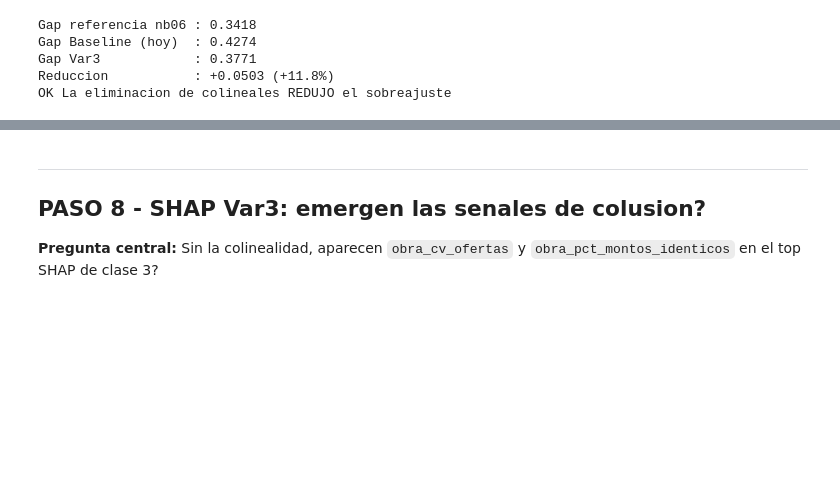
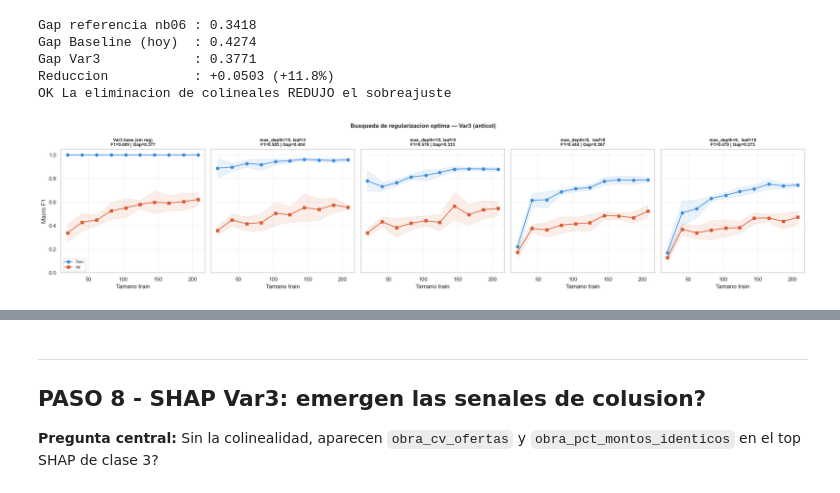
Before and after one commit to webconceptos/riesgo_corrupcion_obras, a Jupyter notebook: notebooks/07_var3_anticol_obra_v4.ipynb, the cells around one changed output, grey strips where cells are left out. Drawn from its saved outputs; the diff is of its cells as text; code cells hidden in the pictures; blank space fills up the shorter version.

```diff
--- a/notebooks/07_var3_anticol_obra_v4.ipynb
+++ b/notebooks/07_var3_anticol_obra_v4.ipynb
@@ -348,3 +348,103 @@ Gap Baseline (hoy)  : 0.4274
 Gap Var3            : 0.3771
 Reduccion           : +0.0503 (+11.8%)
 OK La eliminacion de colineales REDUJO el sobreajuste
+# %%
+# ============================================================
+# PASO 10 - Regularizacion de Var3
+# Objetivo: reducir gap (0.377) bajando train desde 1.0
+# Estrategia: limitar max_depth y min_samples_leaf
+# ============================================================
+
+from sklearn.model_selection import learning_curve
+from sklearn.base import clone
+
+configs = [
+    {"max_depth": None, "min_samples_leaf": 1,  "label": "Var3 base (sin reg)"},
+    {"max_depth": 15,   "min_samples_leaf": 3,  "label": "max_depth=15, leaf=3"},
+    {"max_depth": 10,   "min_samples_leaf": 5,  "label": "max_depth=10, leaf=5"},
+    {"max_depth": 8,    "min_samples_leaf": 8,  "label": "max_depth=8,  leaf=8"},
+    {"max_depth": 6,    "min_samples_leaf": 10, "label": "max_depth=6,  leaf=10"},
+]
+
+train_sizes = np.linspace(0.10, 1.0, 10)
+resultados_reg = []
+
+fig, axes = plt.subplots(1, len(configs), figsize=(22, 5), sharey=True)
+
+for ax, cfg in zip(axes, configs):
+    pipe_reg = Pipeline([
+        ("prep",  make_prep(X_train_v3)),
+        ("model", RandomForestClassifier(
+            n_estimators=300,
+            class_weight="balanced",
+            random_state=RANDOM_STATE,
+            n_jobs=-1,
+            max_depth=cfg["max_depth"],
+            min_samples_leaf=cfg["min_samples_leaf"],
+        )),
+    ])
+
+    sizes, tr_sc, val_sc = learning_curve(
+        pipe_reg, X_train_v3, y_train,
+        train_sizes=train_sizes, cv=cv,
+        scoring="f1_macro", n_jobs=-1,
+        shuffle=True, random_state=RANDOM_STATE,
+    )
+
+    tr_m  = tr_sc.mean(axis=1)
+    val_m = val_sc.mean(axis=1)
+    gap   = tr_m[-1] - val_m[-1]
+
+    # Hold-out
+    pipe_reg.fit(X_train_v3, y_train)
+    y_pred_reg = pipe_reg.predict(X_test_v3)
+    f1_ho = f1_score(y_test, y_pred_reg, average="macro", zero_division=0)
+
+    resultados_reg.append({
+        "Config":       cfg["label"],
+        "Macro F1 HO":  f1_ho,
+        "Val CV final": val_m[-1],
+        "Train final":  tr_m[-1],
+        "Gap":          gap,
+        "max_depth":    cfg["max_depth"],
+        "min_leaf":     cfg["min_samples_leaf"],
+    })
+
+    ax.plot(sizes, tr_m, "o-", color="#378ADD", label="Train")
+    ax.fill_between(sizes,
+                    tr_sc.mean(axis=1) - tr_sc.std(axis=1),
+                    tr_sc.mean(axis=1) + tr_sc.std(axis=1),
+                    alpha=0.10, color="#378ADD")
+    ax.plot(sizes, val_m, "s-", color="#D85A30", label="Val")
+    ax.fill_between(sizes,
+                    val_sc.mean(axis=1) - val_sc.std(axis=1),
+                    val_sc.mean(axis=1) + val_sc.std(axis=1),
+                    alpha=0.10, color="#D85A30")
+    ax.set_title(f"{cfg['label']}\nF1={f1_ho:.3f} | Gap={gap:.3f}",
+                 fontweight="bold", fontsize=9)
+    ax.set_xlabel("Tamano train")
+    ax.set_ylim(0, 1.05)
+    ax.grid(True, alpha=0.25)
+    if ax == axes[0]:
+        ax.set_ylabel("Macro F1")
+        ax.legend(fontsize=8)
+
+plt.suptitle("Busqueda de regularizacion optima — Var3 (anticol)",
+             fontweight="bold", fontsize=12)
+plt.tight_layout()
+fig.savefig(FIG_DIR / "var3_regularizacion.png", dpi=300, bbox_inches="tight")
+plt.show()
+
+# Tabla resumen
+df_reg = pd.DataFrame(resultados_reg).set_index("Config")
+print("\nRESUMEN REGULARIZACION")
+print("="*70)
+display(df_reg[["Macro F1 HO", "Val CV final", "Train final", "Gap"]])
+
+# Mejor config por Macro F1 hold-out
+mejor = df_reg["Macro F1 HO"].idxmax()
+print(f"\nMejor config : {mejor}")
+print(f"Macro F1 HO  : {df_reg.loc[mejor, 'Macro F1 HO']:.4f}")
+print(f"Gap          : {df_reg.loc[mejor, 'Gap']:.4f}")
+# %% [output]
+[figure, added]
```
Also changed, not shown: parts of 1 cell of this notebook, 5 other files.
